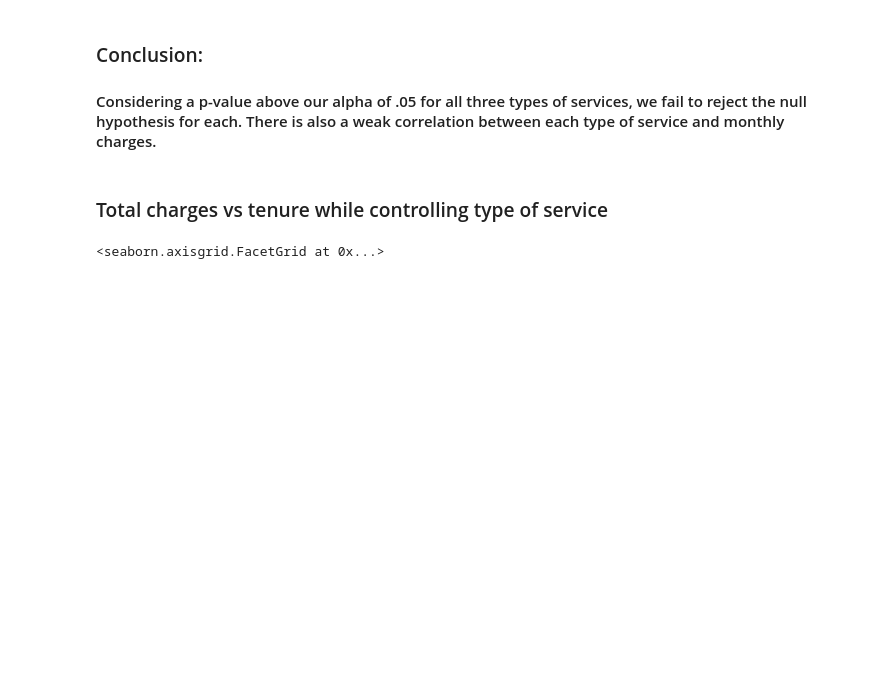
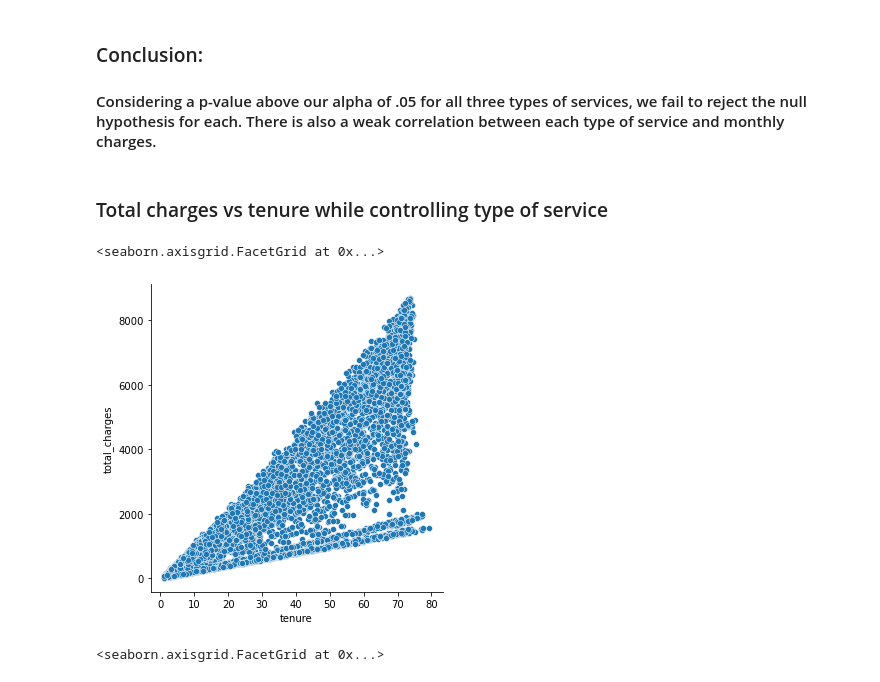
Before and after one commit to jnolf/statistics-exercises, a Jupyter notebook: hypothesis_testing.ipynb, the cells around one changed output. Saved outputs shown, nothing was run; the diff lists cells and outputs as text; code cells hidden in the pictures; blank space fills up the shorter version.

```diff
--- a/hypothesis_testing.ipynb
+++ b/hypothesis_testing.ipynb
@@ -448,4 +475,10 @@ phone_and_internet
 #### Considering a p-value above our alpha of .05 for all three types of services, we fail to reject the null hypothesis for each. There is also a weak correlation between each type of service and monthly charges.
 # %% [markdown]
 ### Total charges vs tenure while controlling  type of service
+# %%
+# Noisy mess with too much going on.
+sns.relplot(data = df, y='total_charges',x='tenure')
+# %% [output]
+<seaborn.axisgrid.FacetGrid at 0x...>
+[figure, added]
 # %%
```
Also changed, not shown: parts of 64 cells of this notebook.
